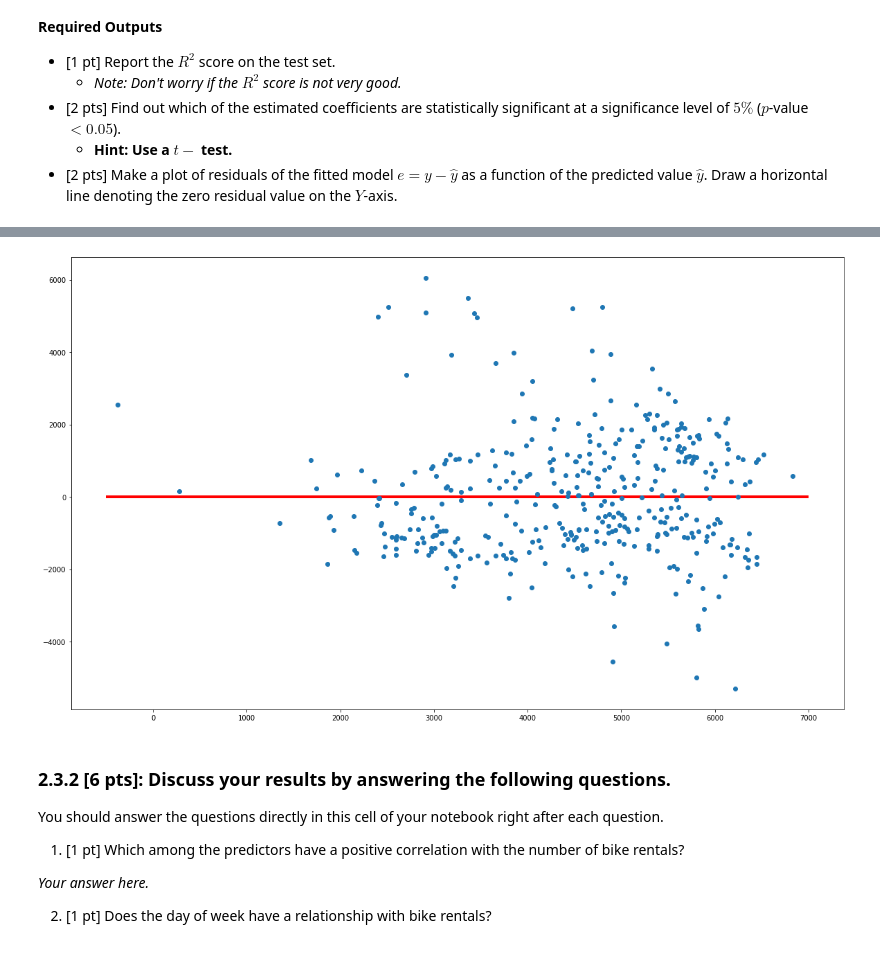
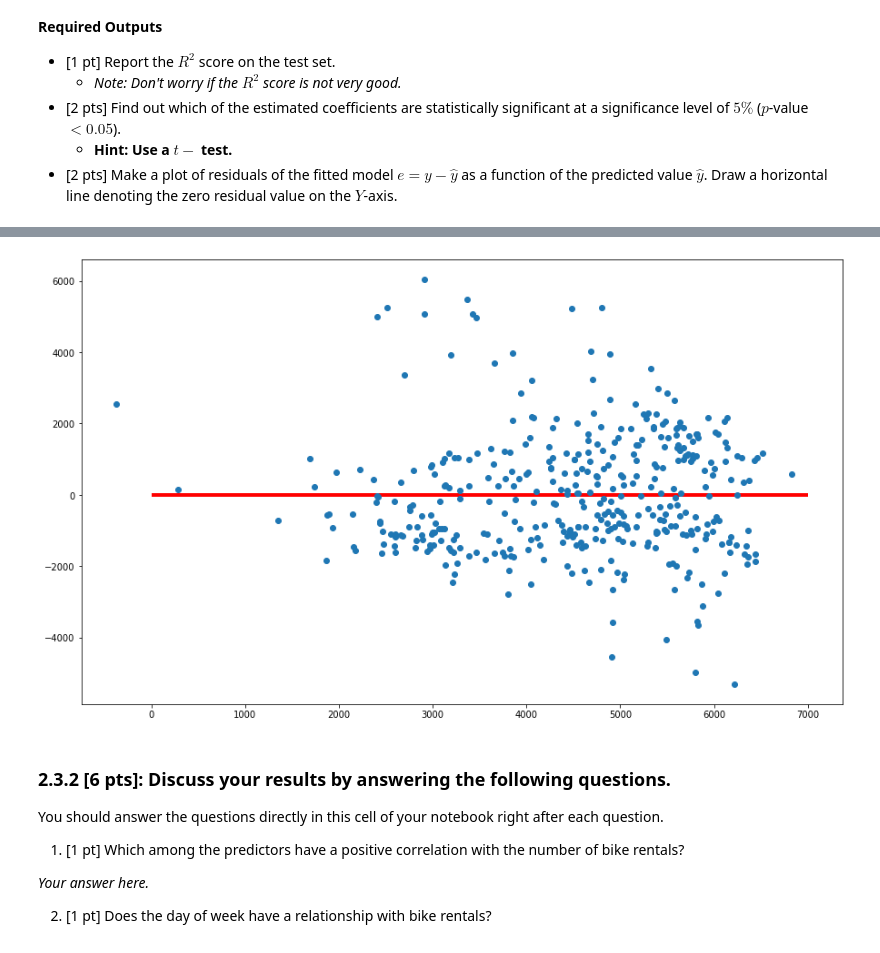
Before and after one commit to zhangxy328/2019Summer, a Jupyter notebook: Homework/HW1/hw1_Alfie_working.ipynb, the cells around one changed output, grey strips where cells are left out. Drawn from its saved outputs; the diff is of its cells as text; code cells hidden in the pictures.

```diff
--- a/Homework/HW1/hw1_Alfie_working.ipynb
+++ b/Homework/HW1/hw1_Alfie_working.ipynb
@@ -418,6 +490,15 @@ dfbike_train.insert(25,'weather_2.0',weather['weather_2.0'])
 dfbike_train.insert(26,'weather_3.0',weather['weather_3.0'])
 #dfbike_train.insert(31,'weather_4.0',weather['weather_4.0'])
 a = dfbike_train.pop('weather')
+# %%
+temp_mean = dfbike_train.temp.mean()
+atemp_mean = dfbike_train.atemp.mean()
+humidity_mean = dfbike_train.humidity.mean()
+windspeed_mean = dfbike_train.windspeed.mean()
+temp_std = dfbike_train.temp.std()
+atemp_std = dfbike_train.atemp.std()
+humidity_std = dfbike_train.humidity.std()
+windspeed_std = dfbike_train.windspeed.std()
 # %%
 #Normal
 def normalize_function(the_col):
@@ -500,7 +581,7 @@ week_test = week_test.rename(columns={6.0:"Sat"})
 #dfbike_test.insert(17,'Sunday',week_test.Sun)
 dfbike_test.insert(17,'Monday',week_test.Sun)
 dfbike_test.insert(18,'Tuesday',week_test.Sun)
-dfbike_test.insert(10,'Wednesday',week_test.Sun)
+dfbike_test.insert(19,'Wednesday',week_test.Sun)
 dfbike_test.insert(20,'Thursday',week_test.Sun)
 dfbike_test.insert(21,'Friday',week_test.Sun)
 dfbike_test.insert(22,'Saturday',week_test.Sun)
@@ -523,8 +604,13 @@ dfbike_test.insert(25,'weather_2.0',weather_test['weather_2.0'])
 dfbike_test.insert(26,'weather_3.0',weather_test['weather_3.0'])
 #dfbike_test.insert(31,'weather_4.0',weather_test['weather_4.0'])
 a = dfbike_test.pop('weather')
+# %%
+#Normal
+def test_normalize_function(mean, std, the_col):
+    the_col = the_col.apply(lambda x: (x - mean)/std)
+    return the_col
 # %%
-dfbike_test.temp = normalize_function(dfbike_test.temp)
-dfbike_test.atemp = normalize_function(dfbike_test.atemp)
-dfbike_test.humidity = normalize_function(dfbike_test.humidity)
-dfbike_test.windspeed = normalize_function(dfbike_test.windspeed)
+dfbike_test.temp = test_normalize_function(temp_mean, temp_std, dfbike_test.temp)
+dfbike_test.atemp = test_normalize_function(atemp_mean, atemp_std, dfbike_test.atemp)
+dfbike_test.humidity = test_normalize_function(humidity_mean, humidity_std,dfbike_test.humidity)
+dfbike_test.windspeed = test_normalize_function(windspeed_mean, windspeed_std, dfbike_test.windspeed)
@@ -654,12 +724,12 @@ r_2
 # %%
 yData = y_test
 e = yData - fitted_model.fittedvalues
-fig,ax=plt.subplots(1,1,figsize=(20,12))
+fig,ax=plt.subplots(1,1,figsize=(15,9))
 plt.plot(fitted_model.fittedvalues,e,'o',ms=6)
-plt.hlines(0, -500, 7000, colors = "r",linewidth=4,linestyles = "-")
+plt.hlines(0, 0, 7000, colors = "r",linewidth=4,linestyles = "-")
 plt.show()
 # %% [output]
-[figure, old version]
+[figure, new version]
 # %% [markdown]
 ### 2.3.2 [6 pts]: Discuss your results by answering the following questions.
 You should answer the questions directly in this cell of your notebook right after each question.
```
Also changed, not shown: parts of 29 cells of this notebook.
